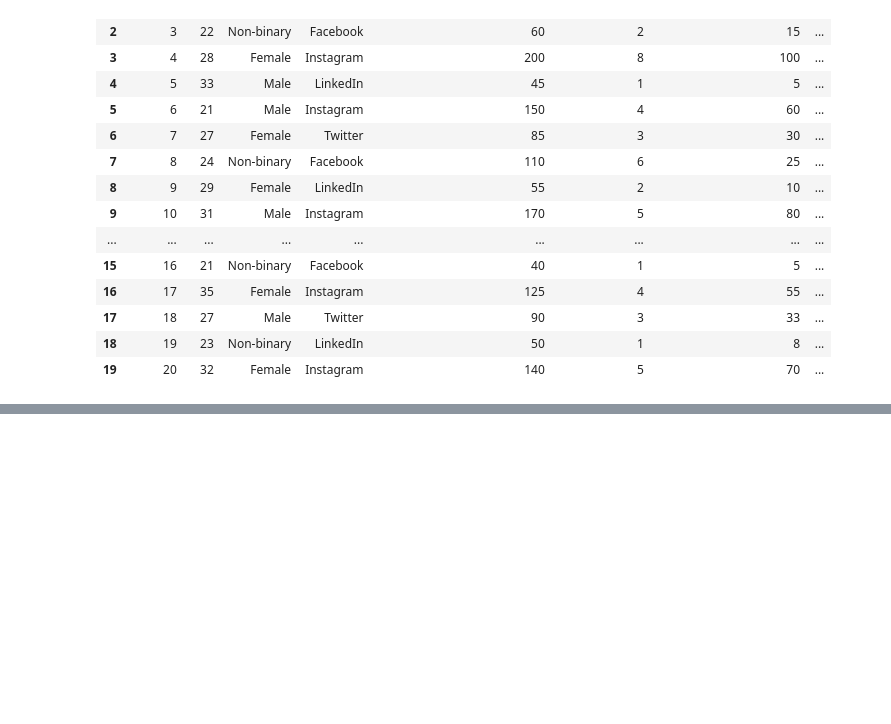
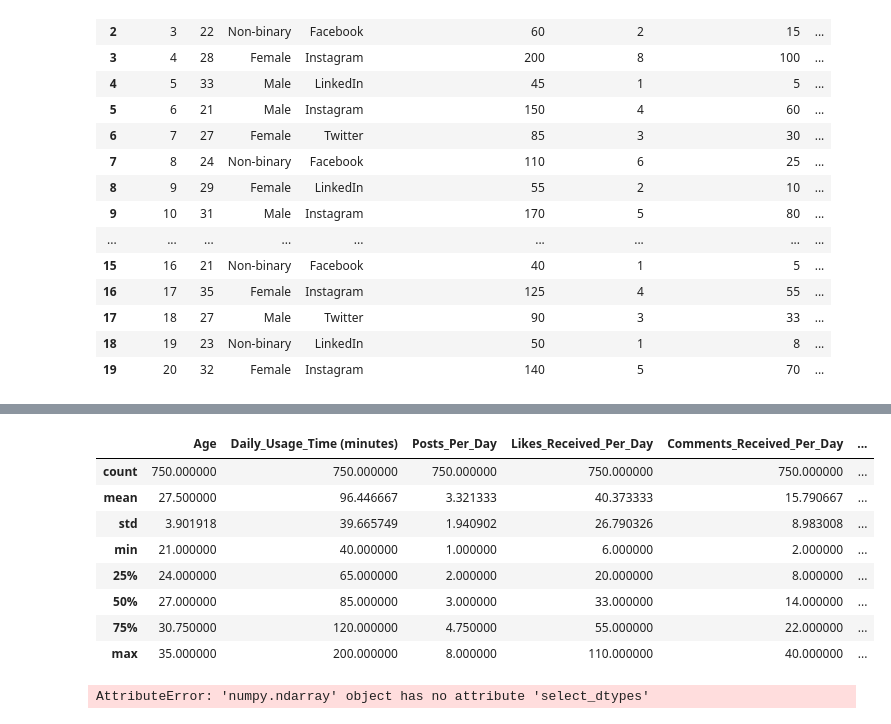
Before and after one commit to ShylaTatum/Project-2, a Jupyter notebook: Clean Social Media Wellbeing Data.ipynb, the cells around one changed output, grey strips where cells are left out. Drawn from its saved outputs; the diff is of its cells as text; code cells hidden in the pictures; blank space fills up the shorter version.

Commit message:
Added steps for cleaning

```diff
--- a/Clean Social Media Wellbeing Data.ipynb
+++ b/Clean Social Media Wellbeing Data.ipynb
@@ -26,6 +27,3 @@ rawWBdata.head(20)
 | 17 | 18 | 27 | Male | Twitter | 90 | 3 | 33 | ... |
 | 18 | 19 | 23 | Non-binary | LinkedIn | 50 | 1 | 8 | ... |
 | 19 | 20 | 32 | Female | Instagram | 140 | 5 | 70 | ... |
-# %%
-#Encode nonnumeric data
-rawWBdata['Gender'] = pd.Categorical.from_array(rawWBdata.Gender).labels
@@ -34,4 +30,11 @@ AttributeError: type object 'Categorical' has no attribute 'from_array'
 # %%
 #Delete irrelevant column
+rawWBdata = rawWBdata.drop("User_ID", axis = 1)
+# %%
+#Remove NA Records
+#No NA records found. Completed this step to ensure clean data.
+rawWBdata = rawWBdata.dropna()
 # %%
 #Create X and y
+X = rawWBdata.drop(columns='Dominant_Emotion')
+y = rawWBdata["Dominant_Emotion"].values.reshape(-1,1)
@@ -37,0 +61,14 @@ AttributeError: type object 'Categorical' has no attribute 'from_array'
+# %%
+#Create training and test data
+X_train, X_test, y_train, y_test = train_test_split(X, y, random_state=13)
+X_train.describe()
+# %% [output]
+|  | Age | Daily_Usage_Time (minutes) | Posts_Per_Day | Likes_Received_Per_Day | Comments_Received_Per_Day | ... |
+| count | 750.000000 | 750.000000 | 750.000000 | 750.000000 | 750.000000 | ... |
+| mean | 27.500000 | 96.446667 | 3.321333 | 40.373333 | 15.790667 | ... |
+| std | 3.901918 | 39.665749 | 1.940902 | 26.790326 | 8.983008 | ... |
+| min | 21.000000 | 40.000000 | 1.000000 | 6.000000 | 2.000000 | ... |
+| 25% | 24.000000 | 65.000000 | 2.000000 | 20.000000 | 8.000000 | ... |
+| 50% | 27.000000 | 85.000000 | 3.000000 | 33.000000 | 14.000000 | ... |
+| 75% | 30.750000 | 120.000000 | 4.750000 | 55.000000 | 22.000000 | ... |
+| max | 35.000000 | 200.000000 | 8.000000 | 110.000000 | 40.000000 | ... |
@@ -37,0 +92,7 @@ AttributeError: type object 'Categorical' has no attribute 'from_array'
+# %%
+encodeddata= encode_object_features(X_train)
+encodeddata= encode_object_features(y_train)
+encodeddata= encode_object_features(X_test)
+encodeddata= encode_object_features(y_test)
+# %% [output]
+AttributeError: 'numpy.ndarray' object has no attribute 'select_dtypes'
```
Also changed, not shown: parts of 7 cells of this notebook.
